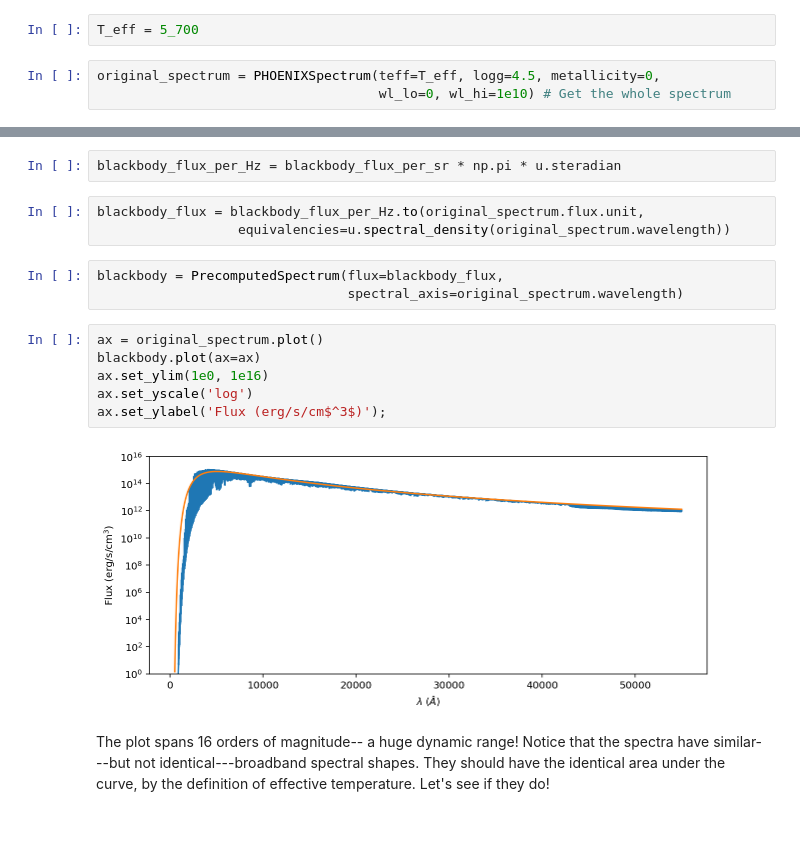
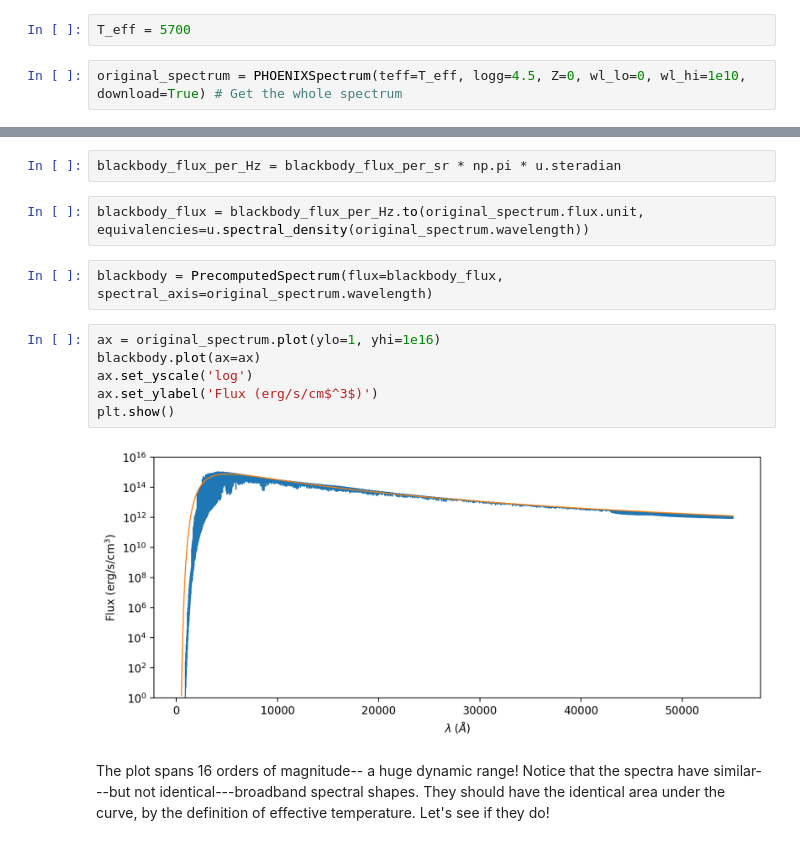
Before and after one commit to BrownDwarf/gollum, a Jupyter notebook: docs/tutorials/Divide_by_a_blackbody.ipynb, the cells around one changed output, grey strips where cells are left out. Saved outputs shown, nothing was run; the diff lists cells and outputs as text.

```diff
--- a/docs/tutorials/Divide_by_a_blackbody.ipynb
+++ b/docs/tutorials/Divide_by_a_blackbody.ipynb
@@ -13,9 +15,8 @@ import numpy as np
 %config InlineBackend.figure_format='retina'
 # %%
-T_eff = 5_700
+T_eff = 5700
 # %%
-original_spectrum = PHOENIXSpectrum(teff=T_eff, logg=4.5, metallicity=0,
-                                    wl_lo=0, wl_hi=1e10) # Get the whole spectrum
+original_spectrum = PHOENIXSpectrum(teff=T_eff, logg=4.5, Z=0, wl_lo=0, wl_hi=1e10, download=True) # Get the whole spectrum
 # %% [markdown]
 The PHOENIX spectra have units of $\frac{\mathrm{erg}}{\mathrm{s\;cm^2 \;cm}}$
 # %%
@@ -36,19 +38,17 @@ The Black Body spectra have units of $\frac{\mathrm{erg}}{\mathrm{s\;cm^2 \;Hz \
 # %%
 blackbody_flux_per_Hz = blackbody_flux_per_sr * np.pi * u.steradian
 # %%
-blackbody_flux = blackbody_flux_per_Hz.to(original_spectrum.flux.unit,
-                  equivalencies=u.spectral_density(original_spectrum.wavelength))
+blackbody_flux = blackbody_flux_per_Hz.to(original_spectrum.flux.unit, equivalencies=u.spectral_density(original_spectrum.wavelength))
 # %%
-blackbody = PrecomputedSpectrum(flux=blackbody_flux,
-                                spectral_axis=original_spectrum.wavelength)
+blackbody = PrecomputedSpectrum(flux=blackbody_flux, spectral_axis=original_spectrum.wavelength)
 # %%
-ax = original_spectrum.plot()
+ax = original_spectrum.plot(ylo=1, yhi=1e16)
 blackbody.plot(ax=ax)
-ax.set_ylim(1e0, 1e16)
 ax.set_yscale('log')
-ax.set_ylabel('Flux (erg/s/cm$^3$)');
+ax.set_ylabel('Flux (erg/s/cm$^3$)')
+plt.show()
 # %% [output]
-[figure, old version]
+[figure, new version]
 # %% [markdown]
 The plot spans 16 orders of magnitude-- a huge dynamic range!  Notice that the spectra have similar---but not identical---broadband spectral shapes. They should have the identical area under the curve, by the definition of effective temperature.  Let's see if they do!
 # %%
```
Also changed, not shown: parts of 4 cells of this notebook, 3 other files.
